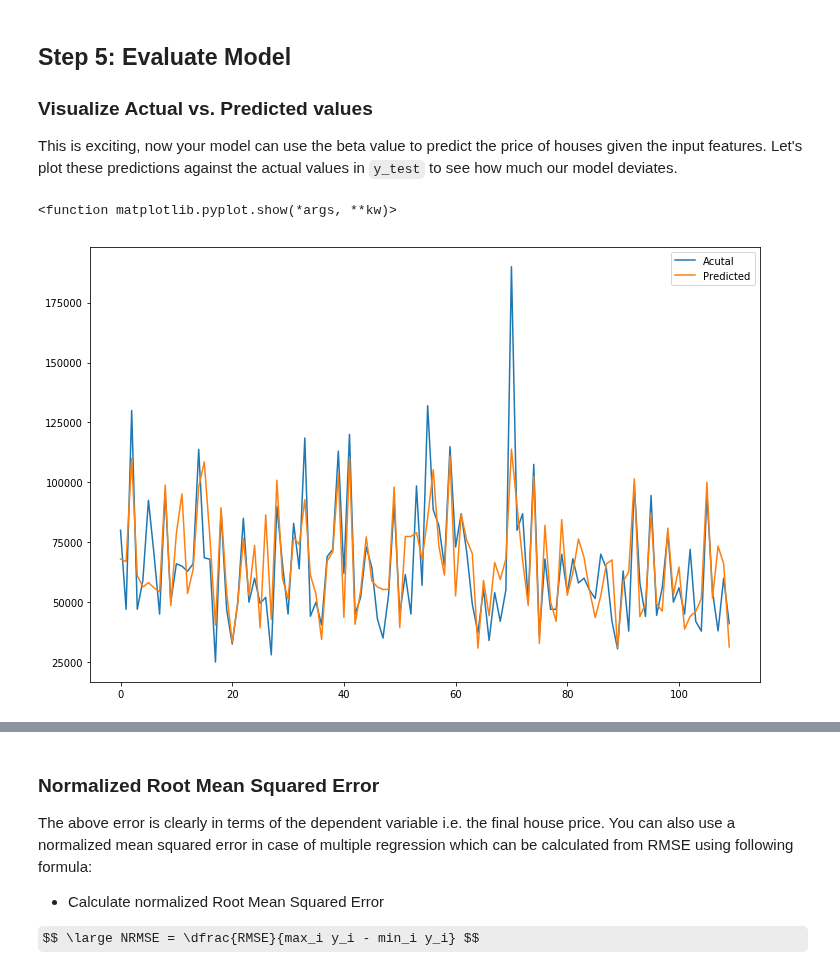
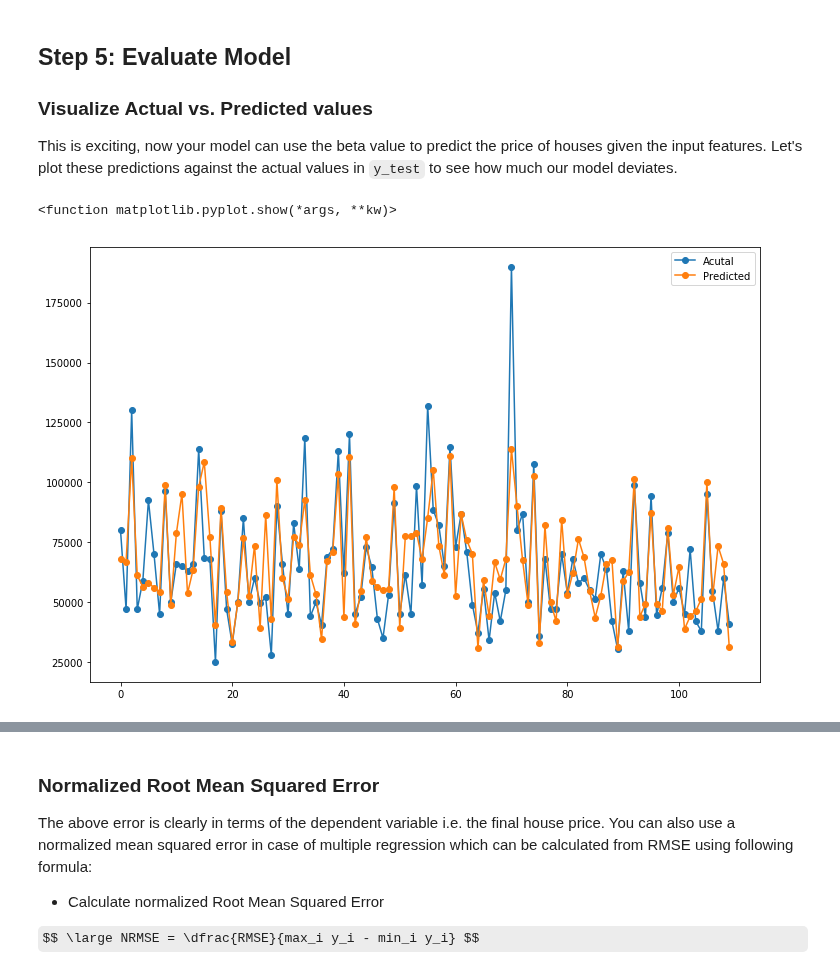
Before and after one commit to asafi1997/dsc-linalg-regression-lab-nyc-ds-060319, a Jupyter notebook: index.ipynb, the cells around one changed output, grey strips where cells are left out. Drawn from its saved outputs; the diff is of its cells as text; code cells hidden in the pictures; some formulas as TeX source.

```diff
--- a/index.ipynb
+++ b/index.ipynb
@@ -290,13 +290,13 @@ This is exciting, now your model can use the beta value to predict the price of
 # %%
 import matplotlib.pyplot as plt
 plt.figure(figsize = (12,8))
-plt.plot(y_test, label = 'Acutal', marker = )
-plt.plot(predictions, label = 'Predicted')
+plt.plot(y_test, label = 'Acutal', marker = 'o')
+plt.plot(predictions, label = 'Predicted', marker = 'o')
 plt.legend()
 plt.show
 # %% [output]
 <function matplotlib.pyplot.show(*args, **kw)>
-[figure, old version]
+[figure, new version]
 # %%
 # Plot predicted and actual values as line plots
 # %% [markdown]
```
